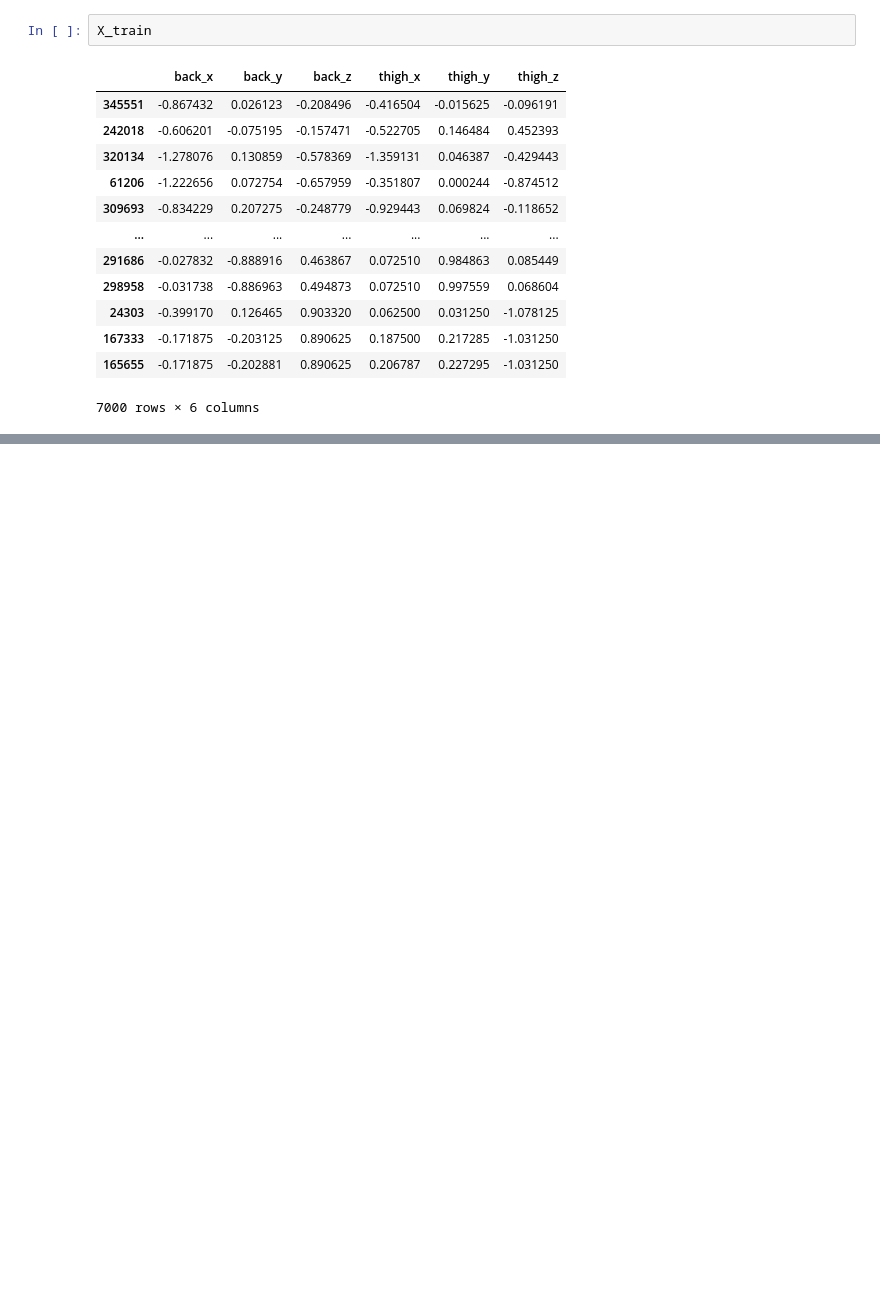
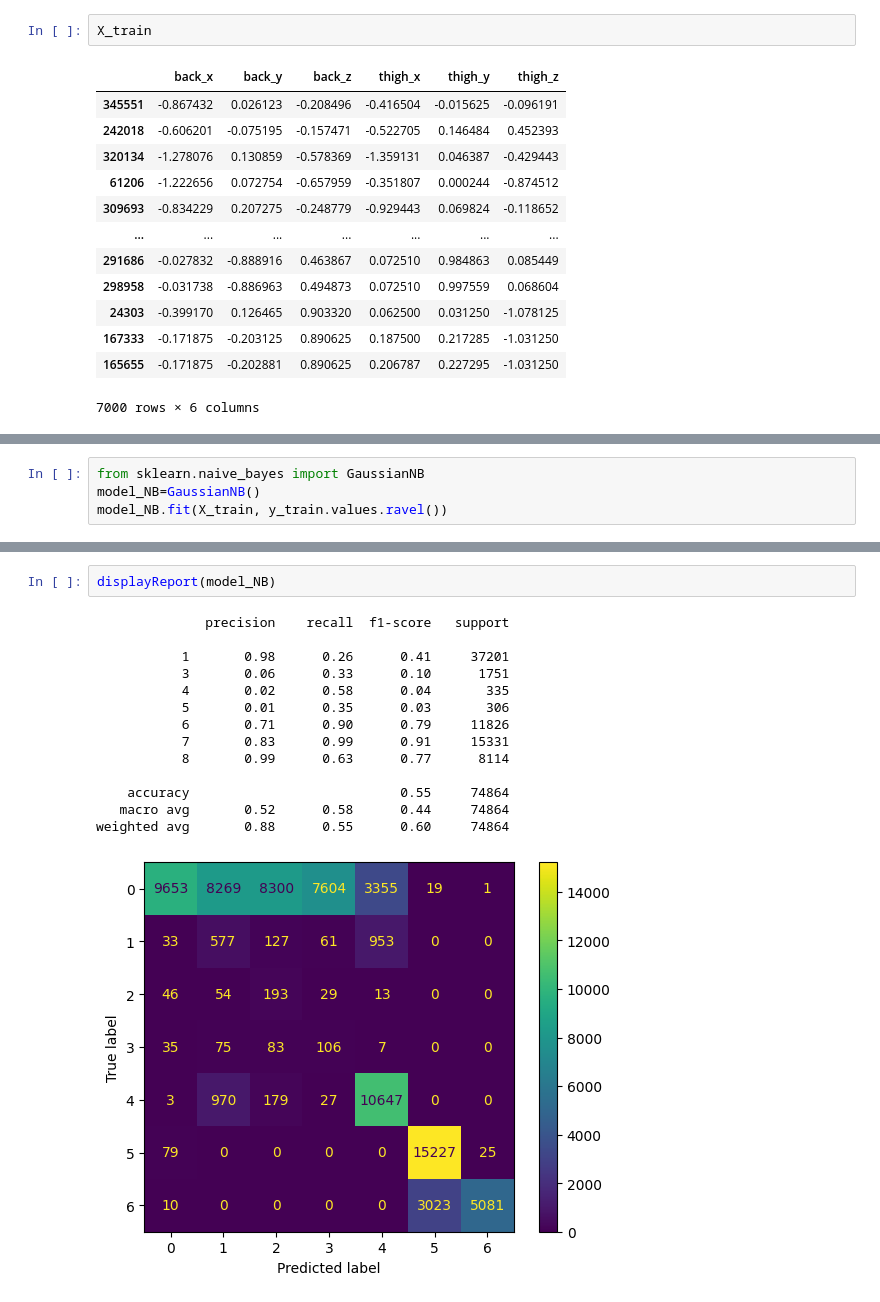
Before and after one commit to Miguel-Graham/Movement-Classifier, a Jupyter notebook: FINAL-PROJECT-NOTEBOOK.ipynb, the cells around one changed output, grey strips where cells are left out. Cells and saved outputs as stored; diff of their text form; blank space fills up the shorter version.

```diff
--- a/FINAL-PROJECT-NOTEBOOK.ipynb
+++ b/FINAL-PROJECT-NOTEBOOK.ipynb
@@ -129,0 +160,4 @@ SVC(C=0.1, gamma=1, kernel='poly')
+# %%
+from sklearn.naive_bayes import GaussianNB
+model_NB=GaussianNB()
+model_NB.fit(X_train, y_train.values.ravel())
@@ -151,0 +218,17 @@ weighted avg       0.91      0.60      0.66     74864
+# %%
+displayReport(model_NB)
+# %% [output]
+              precision    recall  f1-score   support
+
+           1       0.98      0.26      0.41     37201
+           3       0.06      0.33      0.10      1751
+           4       0.02      0.58      0.04       335
+           5       0.01      0.35      0.03       306
+           6       0.71      0.90      0.79     11826
+           7       0.83      0.99      0.91     15331
+           8       0.99      0.63      0.77      8114
+
+    accuracy                           0.55     74864
+   macro avg       0.52      0.58      0.44     74864
+weighted avg       0.88      0.55      0.60     74864
+[figure, added]
```
Also changed, not shown: parts of 24 cells of this notebook.
